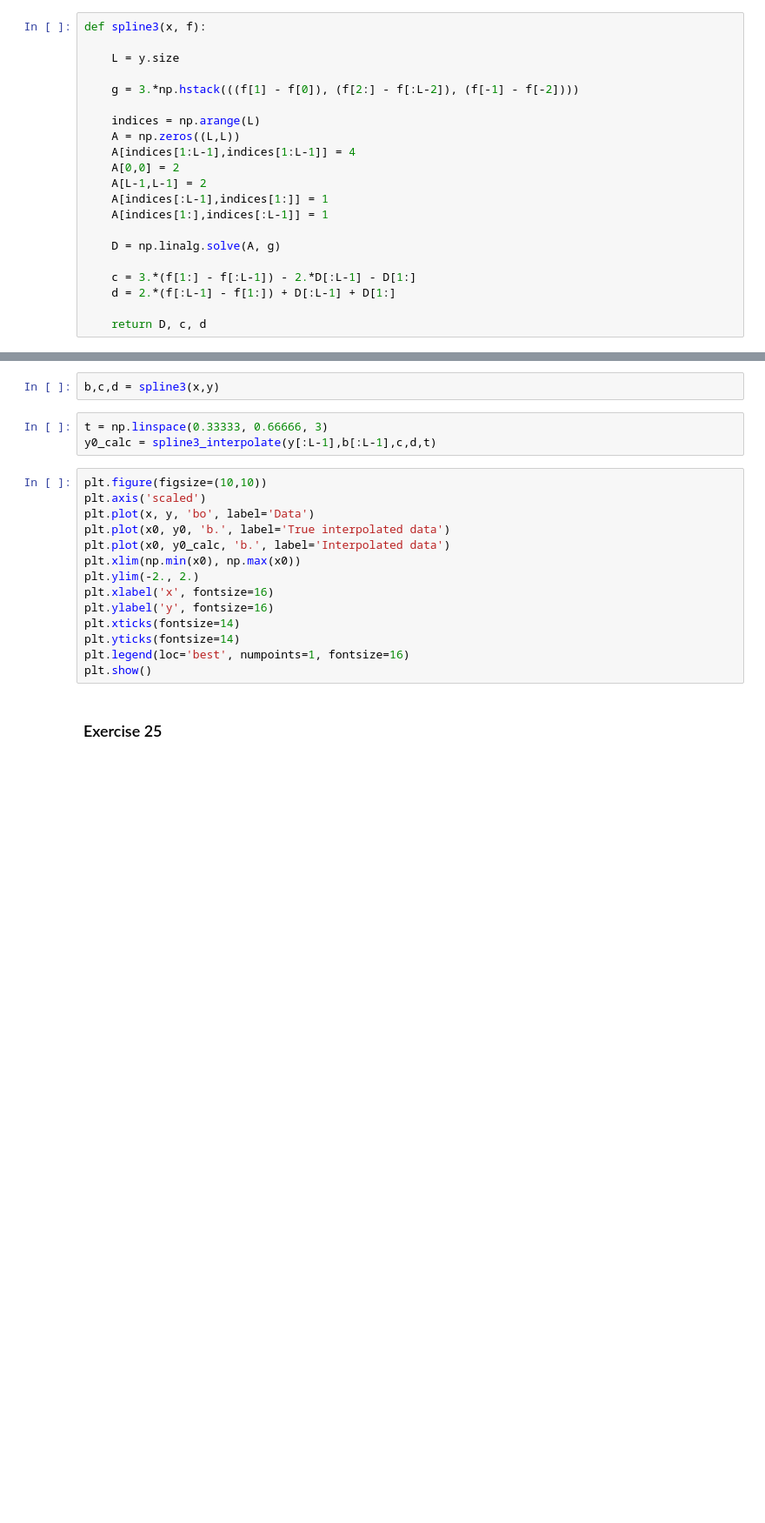
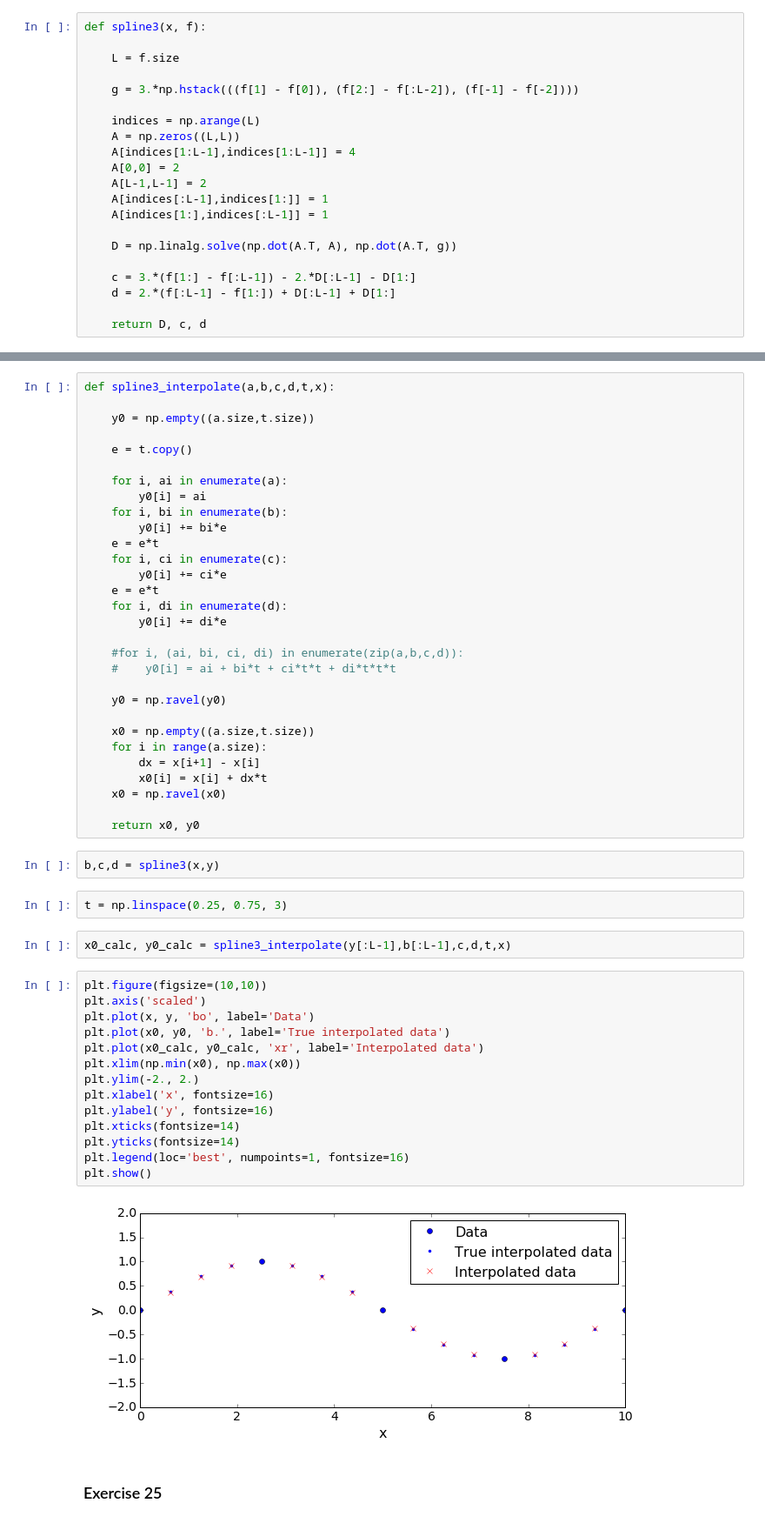
Before and after one commit to birocoles/Disciplina-metodos-computacionais, a Jupyter notebook: Content/cub_splines.ipynb, the cells around one changed output, grey strips where cells are left out. Shown at 87% size. Drawn from its saved outputs; the diff is of its cells as text; blank space fills up the shorter version.

Commit message:
cubic splines

```diff
--- a/Content/cub_splines.ipynb
+++ b/Content/cub_splines.ipynb
@@ -35,7 +35,7 @@ plt.show()
 # %%
 def spline3(x, f):
 
-    L = y.size
+    L = f.size
 
     g = 3.*np.hstack(((f[1] - f[0]), (f[2:] - f[:L-2]), (f[-1] - f[-2])))
 
@@ -47,7 +47,7 @@ def spline3(x, f):
     A[indices[:L-1],indices[1:]] = 1
     A[indices[1:],indices[:L-1]] = 1
 
-    D = np.linalg.solve(A, g)
+    D = np.linalg.solve(np.dot(A.T, A), np.dot(A.T, g))
 
     c = 3.*(f[1:] - f[:L-1]) - 2.*D[:L-1] - D[1:]
     d = 2.*(f[:L-1] - f[1:]) + D[:L-1] + D[1:]
@@ -68,22 +56,55 @@ def spline3_interpolate(a,b,c,d,t):
+# %%
+def spline3_interpolate(a,b,c,d,t,x):
+
+    y0 = np.empty((a.size,t.size))
+
+    e = t.copy()
+
+    for i, ai in enumerate(a):
+        y0[i] = ai
+    for i, bi in enumerate(b):
+        y0[i] += bi*e
+    e = e*t
+    for i, ci in enumerate(c):
+        y0[i] += ci*e
+    e = e*t
+    for i, di in enumerate(d):
+        y0[i] += di*e
+
+    #for i, (ai, bi, ci, di) in enumerate(zip(a,b,c,d)):
+    #    y0[i] = ai + bi*t + ci*t*t + di*t*t*t
+
+    y0 = np.ravel(y0)
+
+    x0 = np.empty((a.size,t.size))
+    for i in range(a.size):
+        dx = x[i+1] - x[i]
+        x0[i] = x[i] + dx*t
+    x0 = np.ravel(x0)
+
+    return x0, y0
 # %%
 b,c,d = spline3(x,y)
+# %%
+t = np.linspace(0.25, 0.75, 3)
 # %%
-t = np.linspace(0.33333, 0.66666, 3)
-y0_calc = spline3_interpolate(y[:L-1],b[:L-1],c,d,t)
+x0_calc, y0_calc = spline3_interpolate(y[:L-1],b[:L-1],c,d,t,x)
 # %%
 plt.figure(figsize=(10,10))
 plt.axis('scaled')
 plt.plot(x, y, 'bo', label='Data')
 plt.plot(x0, y0, 'b.', label='True interpolated data')
-plt.plot(x0, y0_calc, 'b.', label='Interpolated data')
+plt.plot(x0_calc, y0_calc, 'xr', label='Interpolated data')
 plt.xlim(np.min(x0), np.max(x0))
 plt.ylim(-2., 2.)
 plt.xlabel('x', fontsize=16)
 plt.ylabel('y', fontsize=16)
 plt.xticks(fontsize=14)
 plt.yticks(fontsize=14)
 plt.legend(loc='best', numpoints=1, fontsize=16)
 plt.show()
+# %% [output]
+[figure, added]
 # %% [markdown]
 ### Exercise 25
 # %% [markdown]
```
Also changed, not shown: parts of 2 cells of this notebook.
